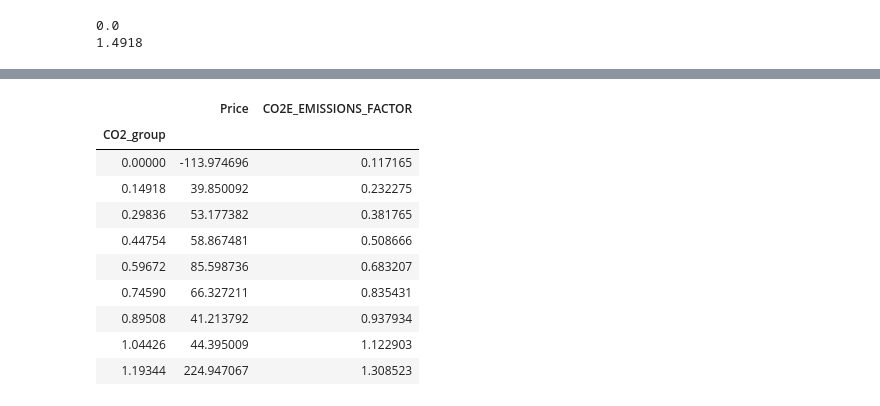
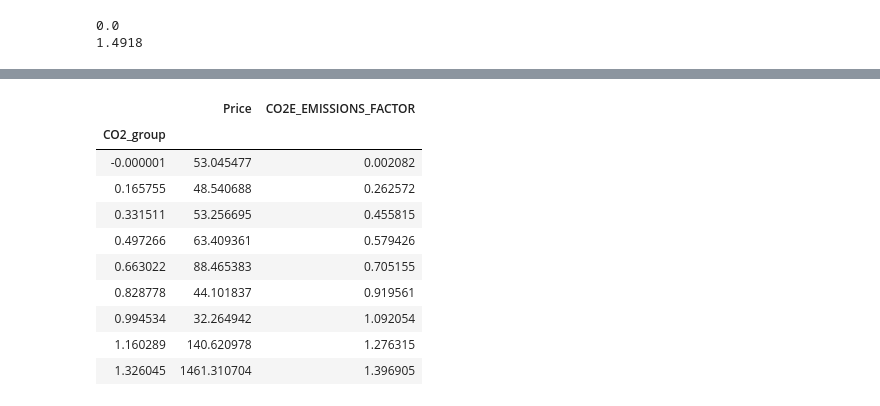
Before and after one commit to bkubsch/marginal-carbon, a Jupyter notebook: notebooks/7_df_for_initial_vis.ipynb, the cells around one changed output, grey strips where cells are left out. Drawn from its saved outputs; the diff is of its cells as text; code cells hidden in the pictures.

```diff
--- a/notebooks/7_df_for_initial_vis.ipynb
+++ b/notebooks/7_df_for_initial_vis.ipynb
@@ -10,3 +11,23 @@ from py_files.d_concat_DUID_marginal_fuelsource import *
+# %%
+def mod_concat_NEMDE(file_path):
+    '''
+    load modified df of concatenated pkl chunks after clean_filter_concat_pkl func application
+    '''
+    df = pd.read_pickle(file_path)
+    df.drop(columns=["BandNo","RRNBandPrice","BandCost"], inplace=True)
+    df = df.set_index('PeriodID', drop=True)
+    df.index = pd.to_datetime(df.index).tz_localize(None)
+    df[["Price", "Increase"]] = df[["Price", "Increase"]].astype(float)
+    df.rename(columns={"Unit":"DUID"}, inplace=True)
+    df.sort_index(inplace=True, ascending=False)
+    df.index = df.index - dt.timedelta(minutes = 5)
+    df = df.loc[df.index < dt.datetime(2018,8,1), :]
+
+    assert df["Price"].dtype == float
+    assert df["Increase"].dtype == float
+    assert df.isna().any().any() == False
+
+    return df
 # %%
 file_path = '{}/nem-data/nemde_clean/concat_for_energy_SA1.pkl'.format(os.environ['HOME'])
 df = mod_concat_NEMDE(file_path)
@@ -168,7 +192,7 @@ print(sum(df_DUID_CO2_CO2.Price < -1000))
 156
 65
 # %%
-df_DUID_CO2_price = df_DUID_CO2_time.query('Price > -1000 and Price < 13500')
+df_DUID_CO2_price = df_DUID_CO2_CO2.query('Price > -1000 and Price < 13500')
 print(sum(df_DUID_CO2_price.Price > 13500))
 print(sum(df_DUID_CO2_price.Price < -1000))
 # %% [output]
@@ -248,9 +272,9 @@ print(df_DUID_CO2_price.CO2E_EMISSIONS_FACTOR.max())
 0.0
 1.4918
 # %%
-bins = list(np.arange(df_DUID_CO2_price.CO2E_EMISSIONS_FACTOR.min(),
-                      df_DUID_CO2_price.CO2E_EMISSIONS_FACTOR.max(),
-                      df_DUID_CO2_price.CO2E_EMISSIONS_FACTOR.max()/10))
+bins = list(np.linspace(df_DUID_CO2_price.CO2E_EMISSIONS_FACTOR.min()-0.000001,
+                      df_DUID_CO2_price.CO2E_EMISSIONS_FACTOR.max()+0.000001,
+                      10))
 type(bins)
 group_names = bins[:-1]
 group_names
@@ -279,14 +345,15 @@ df_DUID_CO2_price.head()
 # %%
-df_DUID_CO2_price.groupby("CO2_group").mean()
+test = df_DUID_CO2_price.groupby("CO2_group").mean()
+test
 # %% [output]
 |  | Price | CO2E_EMISSIONS_FACTOR |
 | CO2_group |  |  |
-| 0.00000 | -113.974696 | 0.117165 |
-| 0.14918 | 39.850092 | 0.232275 |
-| 0.29836 | 53.177382 | 0.381765 |
-| 0.44754 | 58.867481 | 0.508666 |
-| 0.59672 | 85.598736 | 0.683207 |
-| 0.74590 | 66.327211 | 0.835431 |
-| 0.89508 | 41.213792 | 0.937934 |
-| 1.04426 | 44.395009 | 1.122903 |
-| 1.19344 | 224.947067 | 1.308523 |
+| -0.000001 | 53.045477 | 0.002082 |
+| 0.165755 | 48.540688 | 0.262572 |
+| 0.331511 | 53.256695 | 0.455815 |
+| 0.497266 | 63.409361 | 0.579426 |
+| 0.663022 | 88.465383 | 0.705155 |
+| 0.828778 | 44.101837 | 0.919561 |
+| 0.994534 | 32.264942 | 1.092054 |
+| 1.160289 | 140.620978 | 1.276315 |
+| 1.326045 | 1461.310704 | 1.396905 |
```
Also changed, not shown: parts of 16 cells of this notebook, 4 other files.
